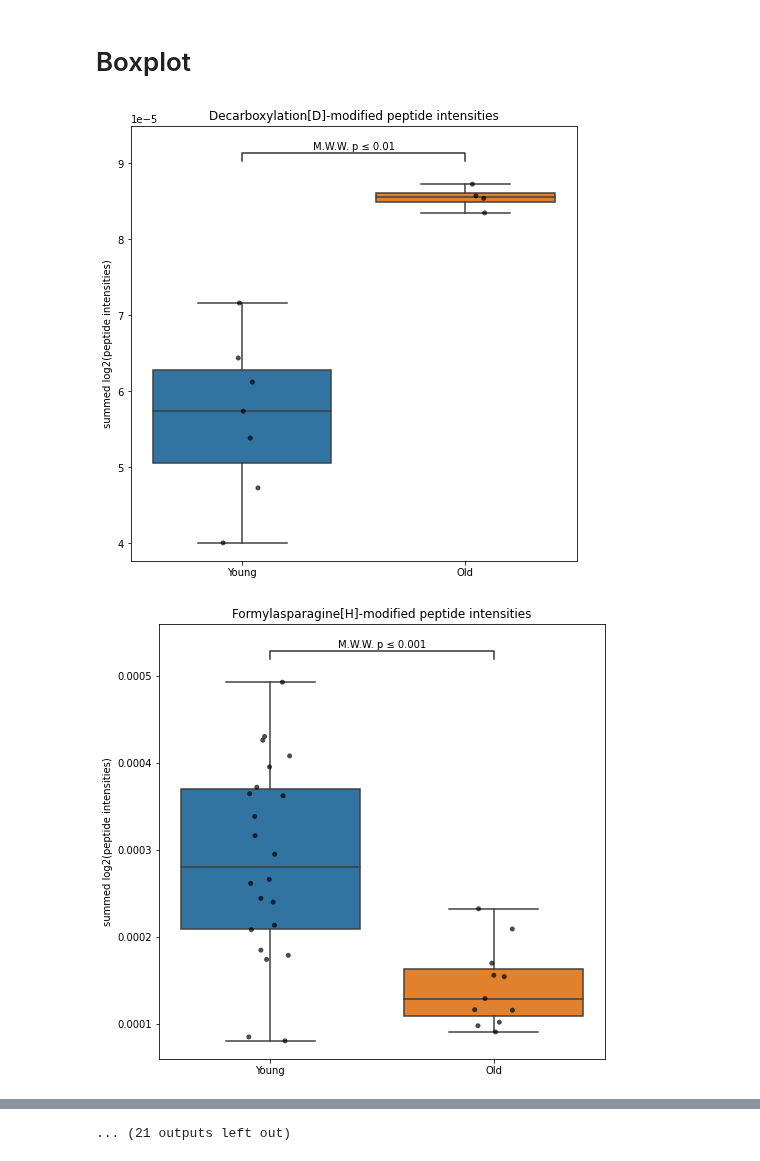
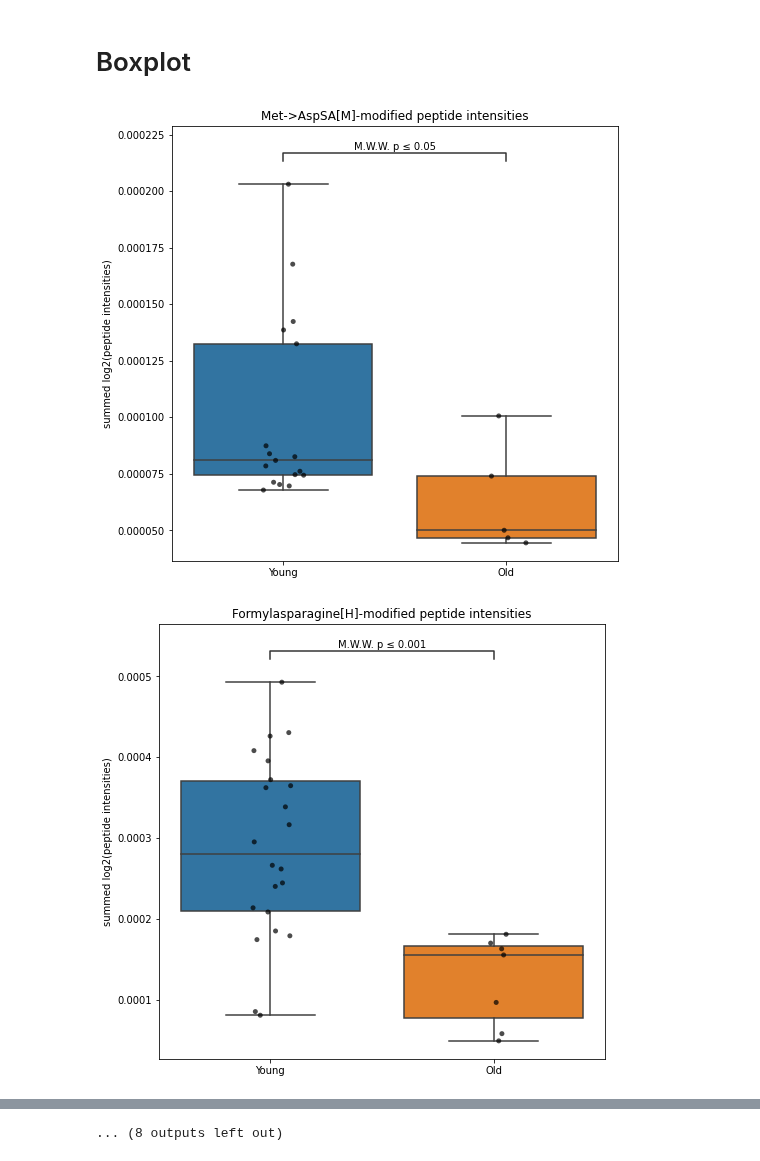
Before and after one commit to rodvrees/Master_Thesis, a Jupyter notebook: Ageing_study/quant_analysis.ipynb, the cells around one changed output, grey strips where cells are left out. Cells and saved outputs as stored; diff of their text form; code cells hidden in the pictures.

```diff
--- a/Ageing_study/quant_analysis.ipynb
+++ b/Ageing_study/quant_analysis.ipynb
@@ -39,0 +33,21 @@ Youngfiltered = Young.loc[(Young == 0).sum(axis=1) < Youngthreshold]
+# %%
+dict = {}
+patientIDlist = []
+patientIDBlist = []
+for i in [6,11,14,24,25,28]:
+    patientID = "_"+str(i).zfill(3)+"_"
+    patientIDB = "_"+str(i).zfill(3)+"B_"
+    patientIDlist.append(patientID)
+    patientIDBlist.append(patientIDB)
+for patient in patientIDlist:
+    selected = Old[[col for col in Old if patient in col]]
+    selected["Modifications"] = Old["Modifications"]
+    dict[patient] = selected
+for patientB in patientIDBlist:
+    selectedB = Old[[col for col in Old if patientB in col]]
+    selected["Modifications"] = Old["Modifications"]
+    dict[patientB] = selectedB
+# %%
+for i in dict:
+    df = dict[i]
+    df["median"] = df.median(axis=1)
@@ -39,0 +70,5 @@ Youngfiltered = Young.loc[(Young == 0).sum(axis=1) < Youngthreshold]
+# %%
+Oldrep = pd.DataFrame()
+Oldrep["Modifications"] = Old["Modifications"]
+for patient in dict:
+    Oldrep[patient] = dict[patient]["median"]
@@ -56,8 +107,9 @@ def boxplots(Controldf, Treatmentdf, specific=True):
                 if specific:
                     mod = row["Modifications"]
                     modname = re.search(pattern=r"\[\d+\](.*)", string=mod).group(1)
-                # else:
-                #     modname = "Dioxidation"
+                else:
+                    mod = row["UnimodAccession"]
+                    modname = mod
                 dataControl = Controldf.iloc[index][1:]
                 dataControl = dataControl.astype(float)
                 dataControl = dataControl.astype(float)
@@ -68,7 +120,7 @@ def boxplots(Controldf, Treatmentdf, specific=True):
                 if dataTreatment.size != 0 and dataControl.size != 0:
                     pval = stats.mannwhitneyu(dataControl, dataTreatment).pvalue
                     pvallist.append(pval)
-                    if pval < 0.05:
+                    if (pval < 0.05):
                         plt.figure(figsize=(8,8))
                         df = pd.DataFrame({"Young": pd.Series(dataControl.values), "Old": pd.Series(dataTreatment.values)})
 
@@ -78,7 +130,6 @@ def boxplots(Controldf, Treatmentdf, specific=True):
                         annotator.configure(test="Mann-Whitney", verbose=0, text_format="simple")
                         annotator.apply_and_annotate()
                         sns.stripplot(data=df, alpha = 0.7, color="black")
-
                         plt.title("{}-modified peptide intensities".format(modname))
                         plt.ylabel("summed log2(peptide intensities)")
                         plt.show()
@@ -89,7 +140,7 @@ def boxplots(Controldf, Treatmentdf, specific=True):
             print("{}: {} => {}".format(counter, i[0], i[1]))
             counter += 1
 # %%
-boxplots(Young, Old)
+boxplots(Young, Oldrep)
 # %% [output]
-[figure, old version]
+[figure, new version]
-[figure, old version]
+[figure, new version]
@@ -106 +157 @@ boxplots(Young, Old)
-... (21 outputs left out)
+... (8 outputs left out)
```
Also changed, not shown: parts of 21 cells of this notebook, 32 other files.
